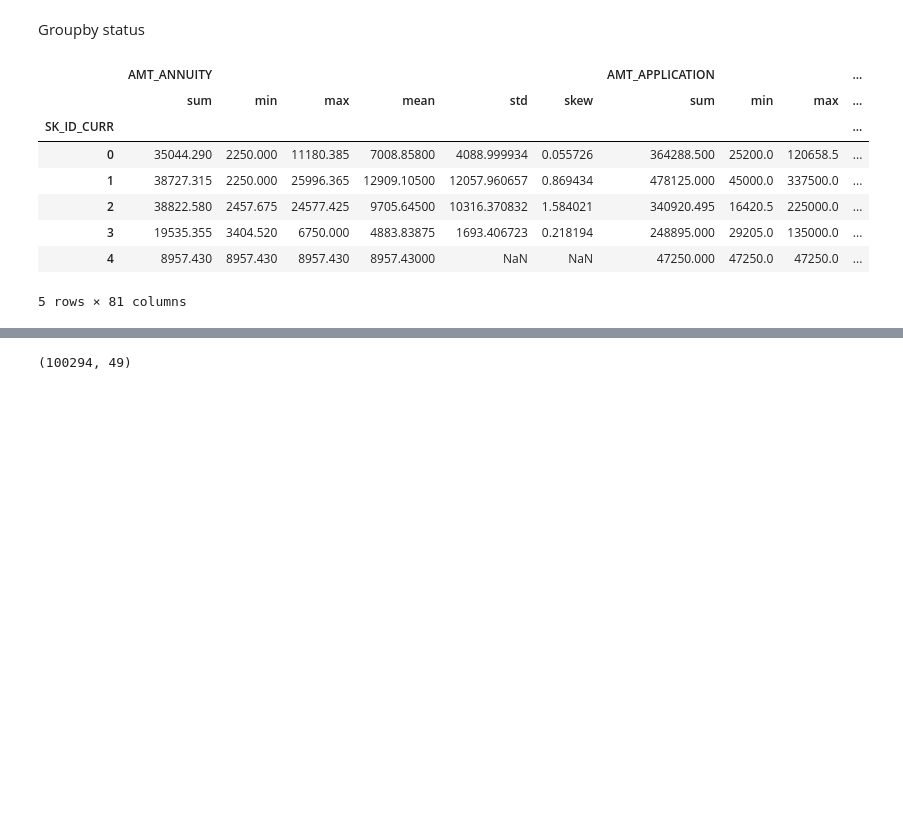
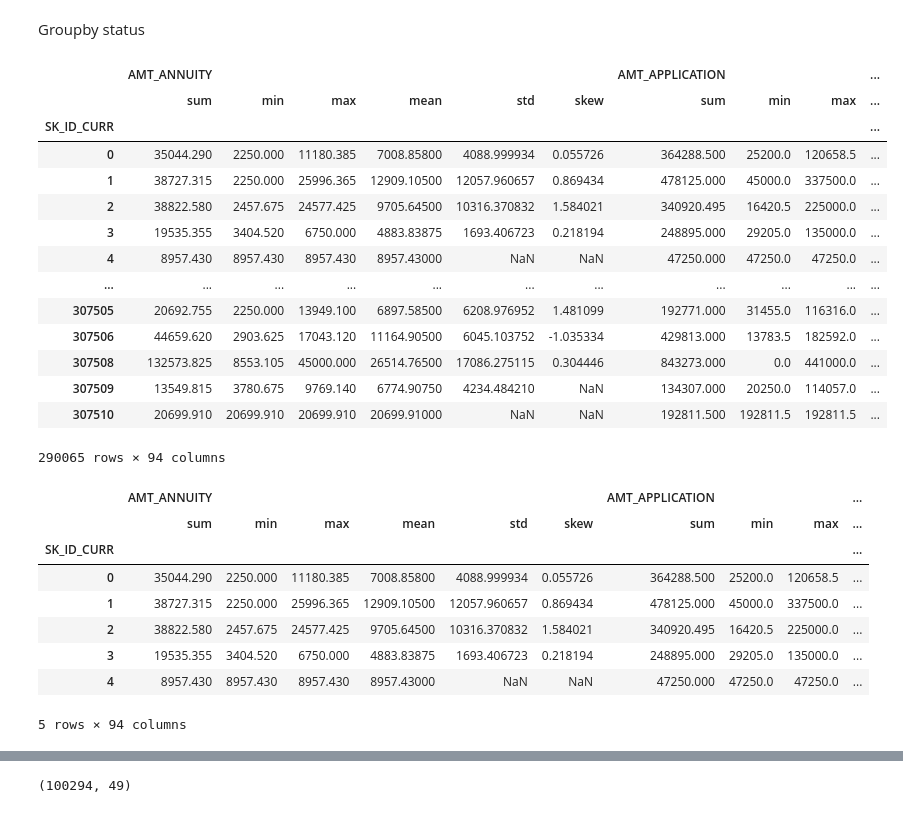
Before and after one commit to hung20gg/datavis_final, a Jupyter notebook: eda/v1/feattt_v1_2.ipynb, the cells around one changed output, grey strips where cells are left out. Saved outputs shown, nothing was run; the diff lists cells and outputs as text; code cells hidden in the pictures; blank space fills up the shorter version.

```diff
--- a/eda/v1/feattt_v1_2.ipynb
+++ b/eda/v1/feattt_v1_2.ipynb
@@ -267,6 +241,10 @@ prev_app['DURATION'] = prev_app['DAYS_TERMINATION'] - prev_app['DAYS_FIRST_DUE']
 prev_app['LIFETIME_LOAN'] = prev_app['DAYS_TERMINATION'] > 16000
 
 prev_app['FINISH_RATE'] = (prev_app['ACTUAL_DURATION'] / prev_app['DURATION']) * (1 - prev_app['ACTIVE']) * (1 - prev_app['LIFETIME_LOAN'])
+
+# TEST
+mask_duration = (prev_app['DURATION'] == 0)
+prev_app.loc[mask_duration, 'FINISH_RATE'] = np.nan
 # %%
 prev_app['FINISH_RATE'].hist(bins=100)
 # %% [output]
@@ -277,12 +255,26 @@ prev_app['FINISH_RATE'].hist(bins=100)
 
 #Ratio: value ask / value received percentage
 prev_app = prev_app.drop(prev_app[prev_app['AMT_CREDIT'].isnull() == True].index)
+prev_app['AMT_DOWN_PAYMENT'].fillna(0, inplace=True)
 prev_app['APP_CREDIT_PERC'] = prev_app['AMT_APPLICATION'] / prev_app['AMT_CREDIT'] * (prev_app['AMT_CREDIT'] != 0)
+
+#dgp
+prev_app['DOWN_PAYMENT_RATIO'] = prev_app['AMT_DOWN_PAYMENT']/ prev_app['AMT_CREDIT'] * (prev_app['AMT_CREDIT'] != 0)
+prev_app['GOODS_PRICE_RATIO'] = prev_app['AMT_GOODS_PRICE'] / prev_app['AMT_CREDIT'] * (prev_app['AMT_CREDIT'] != 0)
+
 
 # v1.2
 mask_AMT_CREDIT = (prev_app['AMT_CREDIT'] == 0)
 prev_app.loc[mask_AMT_CREDIT, 'APP_CREDIT_PERC'] = np.nan
+prev_app.loc[mask_AMT_CREDIT, 'DOWN_PAYMENT_RATIO'] = np.nan
+prev_app.loc[mask_AMT_CREDIT, 'GOODS_PRICE_RATIO'] = np.nan
 
+# insurance
+prev_app['Insuranced_amt_application'] = prev_app['AMT_APPLICATION'] * prev_app['NFLAG_INSURED_ON_APPROVAL']
+prev_app['Insuranced_amt_credit'] = prev_app['AMT_CREDIT'] * prev_app['NFLAG_INSURED_ON_APPROVAL']
+
+prev_app['HIGH_AMT_APPLICATION'] = (prev_app['AMT_APPLICATION'] > 100000)
+prev_app['Insuranced_high_amt_application'] = prev_app['NFLAG_INSURED_ON_APPROVAL'] * prev_app['HIGH_AMT_APPLICATION']
 
 prev_app['ANNUITY_PAYMENT_PRODUCT'] = prev_app['AMT_ANNUITY'] * prev_app['CNT_PAYMENT']
 prev_app['HIGH_DOWN_PAYMENT'] = (prev_app['AMT_DOWN_PAYMENT'] > 10000)
@@ -591,6 +607,13 @@ num_approve_aggregations = {
                      'RATE_DOWN_PAYMENT':       ['min', 'max', 'mean', 'var'],
                      'CREDIT_DOWNPAYMENT':      ['sum','min', 'max', 'mean'],
 
+                     'DOWN_PAYMENT_RATIO':      ['mean', 'std', 'max'],
+                     'GOODS_PRICE_RATIO':       ['mean', 'std', 'max'],
+
+                     'NFLAG_INSURED_ON_APPROVAL' : ['sum'],
+                     'Insuranced_amt_application' : ['sum', 'mean', 'std'],
+                     'Insuranced_amt_credit' : ['sum', 'mean', 'std'],
+                    #  'Insuranced_high_amt_application' : ['sum', 'mean'],
                     #  'RATE_INTEREST_PRIMARY':   ['min', 'max', 'mean'],
                     #  'RATE_INTEREST_PRIVILEGED':['mean'],
                      'DAYS_DECISION':           ['max'],
@@ -604,11 +627,30 @@ num_approve_aggregations = {
                     'HIGH_DOWN_PAYMENT':      ['sum'],
                      'ANNUITY_PAYMENT_PRODUCT': ['sum', 'mean', 'std', ],
                      'RATIO_APPLICATION_TO_ANNUITY': ['mean', 'std'],
-                        'RATIO_GOODS_TO_ANNUITY': ['mean', 'std'],
+                    'RATIO_GOODS_TO_ANNUITY': ['mean', 'std'],
+
                     }
 # %%
 approved = prev_app[prev_app['NAME_CONTRACT_STATUS_Approved'] == 1]
 approved_agg = approved.groupby('SK_ID_CURR').agg({**num_approve_aggregations, **cat_approve_aggegations})
+# %%
+approved_agg
+# %% [output]
+|  | AMT_ANNUITY |  |  |  |  |  | AMT_APPLICATION |  |  | ... |
+|  | sum | min | max | mean | std | skew | sum | min | max | ... |
+| SK_ID_CURR |  |  |  |  |  |  |  |  |  | ... |
+| 0 | 35044.290 | 2250.000 | 11180.385 | 7008.85800 | 4088.999934 | 0.055726 | 364288.500 | 25200.0 | 120658.5 | ... |
+| 1 | 38727.315 | 2250.000 | 25996.365 | 12909.10500 | 12057.960657 | 0.869434 | 478125.000 | 45000.0 | 337500.0 | ... |
+| 2 | 38822.580 | 2457.675 | 24577.425 | 9705.64500 | 10316.370832 | 1.584021 | 340920.495 | 16420.5 | 225000.0 | ... |
+| 3 | 19535.355 | 3404.520 | 6750.000 | 4883.83875 | 1693.406723 | 0.218194 | 248895.000 | 29205.0 | 135000.0 | ... |
+| 4 | 8957.430 | 8957.430 | 8957.430 | 8957.43000 | NaN | NaN | 47250.000 | 47250.0 | 47250.0 | ... |
+| ... | ... | ... | ... | ... | ... | ... | ... | ... | ... | ... |
+| 307505 | 20692.755 | 2250.000 | 13949.100 | 6897.58500 | 6208.976952 | 1.481099 | 192771.000 | 31455.0 | 116316.0 | ... |
+| 307506 | 44659.620 | 2903.625 | 17043.120 | 11164.90500 | 6045.103752 | -1.035334 | 429813.000 | 13783.5 | 182592.0 | ... |
+| 307508 | 132573.825 | 8553.105 | 45000.000 | 26514.76500 | 17086.275115 | 0.304446 | 843273.000 | 0.0 | 441000.0 | ... |
+| 307509 | 13549.815 | 3780.675 | 9769.140 | 6774.90750 | 4234.484210 | NaN | 134307.000 | 20250.0 | 114057.0 | ... |
+| 307510 | 20699.910 | 20699.910 | 20699.910 | 20699.91000 | NaN | NaN | 192811.500 | 192811.5 | 192811.5 | ... |
+290065 rows × 94 columns
 # %%
 approved_agg.columns
 approved_agg.head()
@@ -621,7 +663,7 @@ approved_agg.head()
 | 2 | 38822.580 | 2457.675 | 24577.425 | 9705.64500 | 10316.370832 | 1.584021 | 340920.495 | 16420.5 | 225000.0 | ... |
 | 3 | 19535.355 | 3404.520 | 6750.000 | 4883.83875 | 1693.406723 | 0.218194 | 248895.000 | 29205.0 | 135000.0 | ... |
 | 4 | 8957.430 | 8957.430 | 8957.430 | 8957.43000 | NaN | NaN | 47250.000 | 47250.0 | 47250.0 | ... |
-5 rows × 81 columns
+5 rows × 94 columns
 # %%
 
 
```
Also changed, not shown: parts of 23 cells of this notebook, 9 other files.
